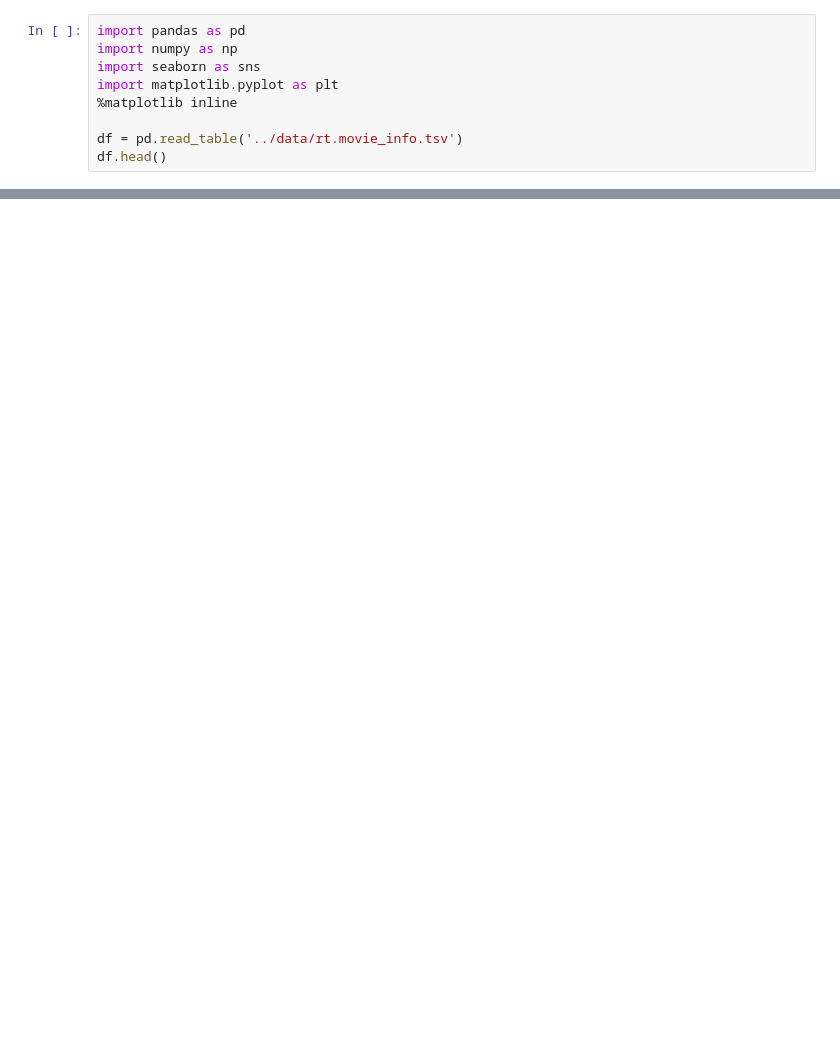
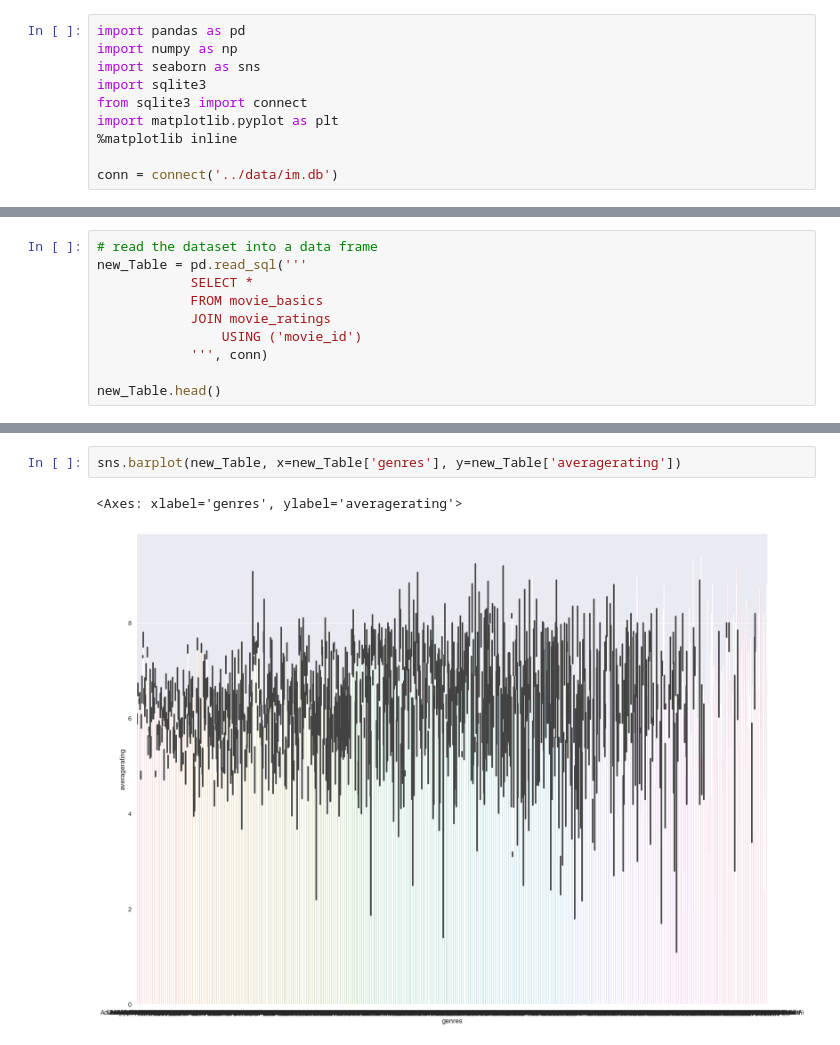
Before and after one commit to bkokin/semester_1_capstone, a Jupyter notebook: exploratory_work/tolu_exploratory.ipynb, the cells around one changed output, grey strips where cells are left out. Drawn from its saved outputs; the diff is of its cells as text; blank space fills up the shorter version.

```diff
--- a/exploratory_work/tolu_exploratory.ipynb
+++ b/exploratory_work/tolu_exploratory.ipynb
@@ -4,8 +4,9 @@
 import pandas as pd
 import numpy as np
 import seaborn as sns
+import sqlite3
+from sqlite3 import connect
 import matplotlib.pyplot as plt
 %matplotlib inline
 
-df = pd.read_table('../data/rt.movie_info.tsv')
-df.head()
+conn = connect('../data/im.db')
@@ -38,0 +31,10 @@ df.describe(), df.dtypes
+# %%
+# read the dataset into a data frame
+new_Table = pd.read_sql('''
+            SELECT *
+            FROM movie_basics
+            JOIN movie_ratings
+                USING ('movie_id')
+            ''', conn)
+
+new_Table.head()
@@ -86,0 +109,5 @@ sns.displot(df, x=df.new_box_office, y=df.genre)
+# %%
+sns.barplot(new_Table, x=new_Table['genres'], y=new_Table['averagerating'])
+# %% [output]
+<Axes: xlabel='genres', ylabel='averagerating'>
+[figure, added]
```
Also changed, not shown: parts of 21 cells of this notebook.
